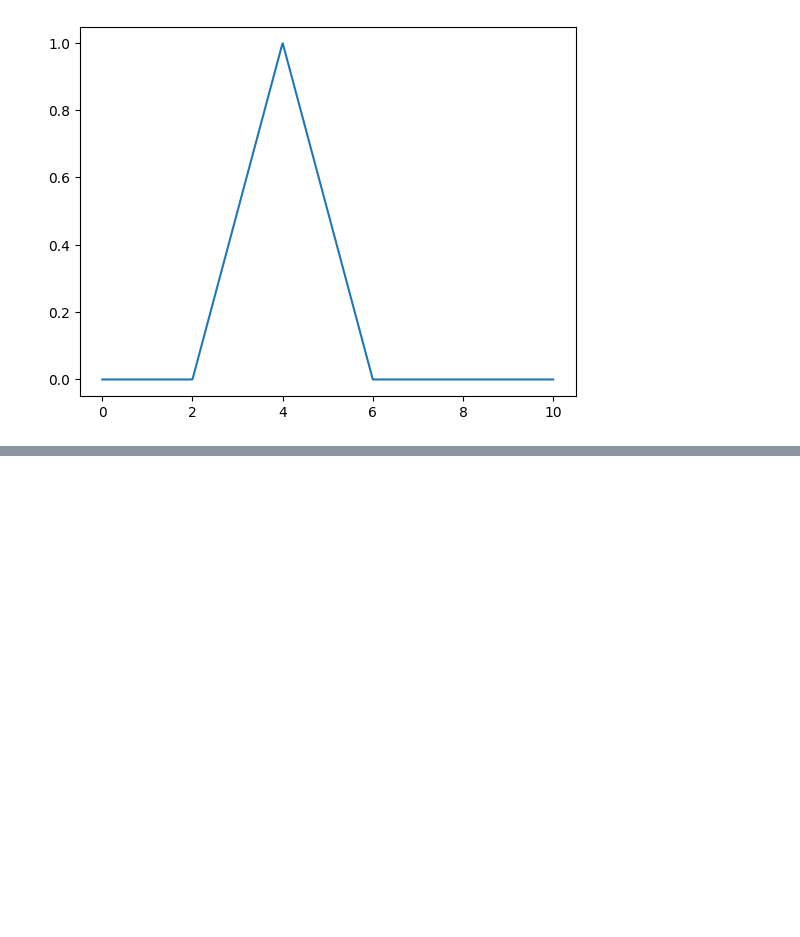
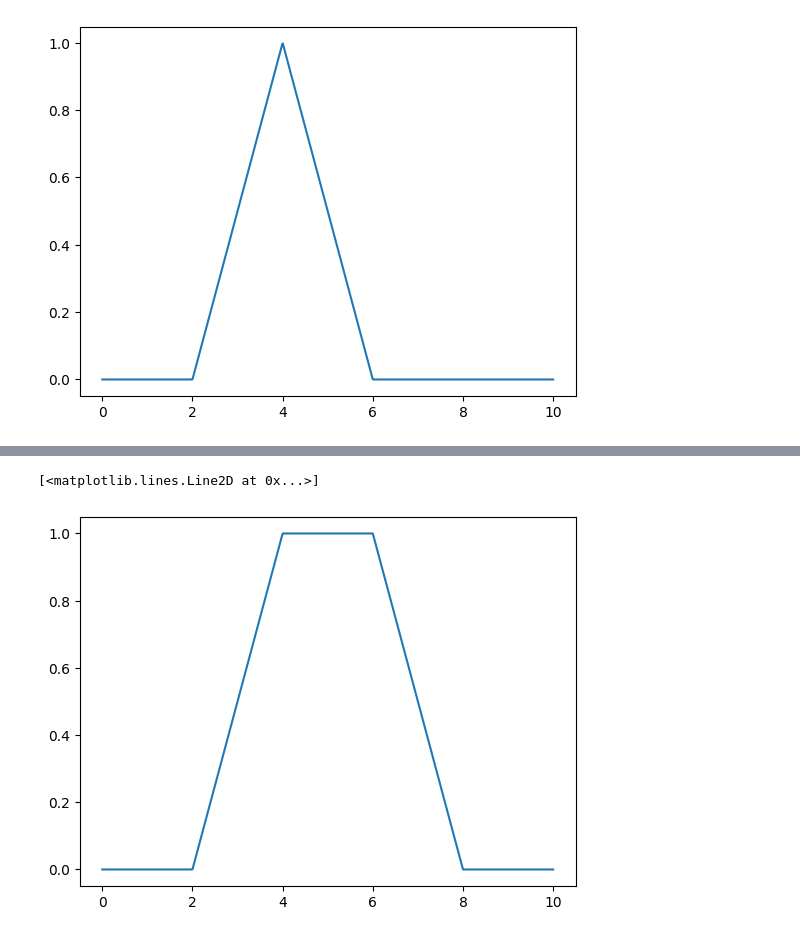
Before and after one commit to AmitavaDatta2004/Soft-Computing, a Jupyter notebook: fuzzy_mf.ipynb, the cells around one changed output, grey strips where cells are left out. Drawn from its saved outputs; the diff is of its cells as text; code cells hidden in the pictures; blank space fills up the shorter version.

Commit message:
trap mf

```diff
--- a/fuzzy_mf.ipynb
+++ b/fuzzy_mf.ipynb
@@ -33,9 +33,9 @@ def tri(x,a,b,c):
     if b<x<c:
         return (c-x)/(c-b)
 # %%
-result=[]
+result_tri=[]
 for i in x:
-    result.append(tri(i,2,4,6))
+    result_tri.append(tri(i,2,4,6))
 # %%
 print(tri(4.5,4,5,6))
 # %% [output]
@@ -65,3 +65,17 @@ plt.plot(x,result)
 # %% [output]
 [<matplotlib.lines.Line2D at 0x...>]
 [figure]
+# %%
+def trap(x,a,b,c,d):
+    if x<=a or x >=d:
+        return 0
+    if a<x<=b:
+        return (x-a)/(b-a)
+    if b<x<=c:
+        return 1
+    if c<x<d:
+        return (d-x)/(d-c)
+# %%
+result_trap=[]
+for i in x:
+    result_trap.append(trap(i,2,4,6,8))
@@ -67,0 +102,5 @@ plt.plot(x,result)
+# %%
+plt.plot(x,result_trap)
+# %% [output]
+[<matplotlib.lines.Line2D at 0x...>]
+[figure, added]
```
Also changed, not shown: parts of 3 cells of this notebook.
